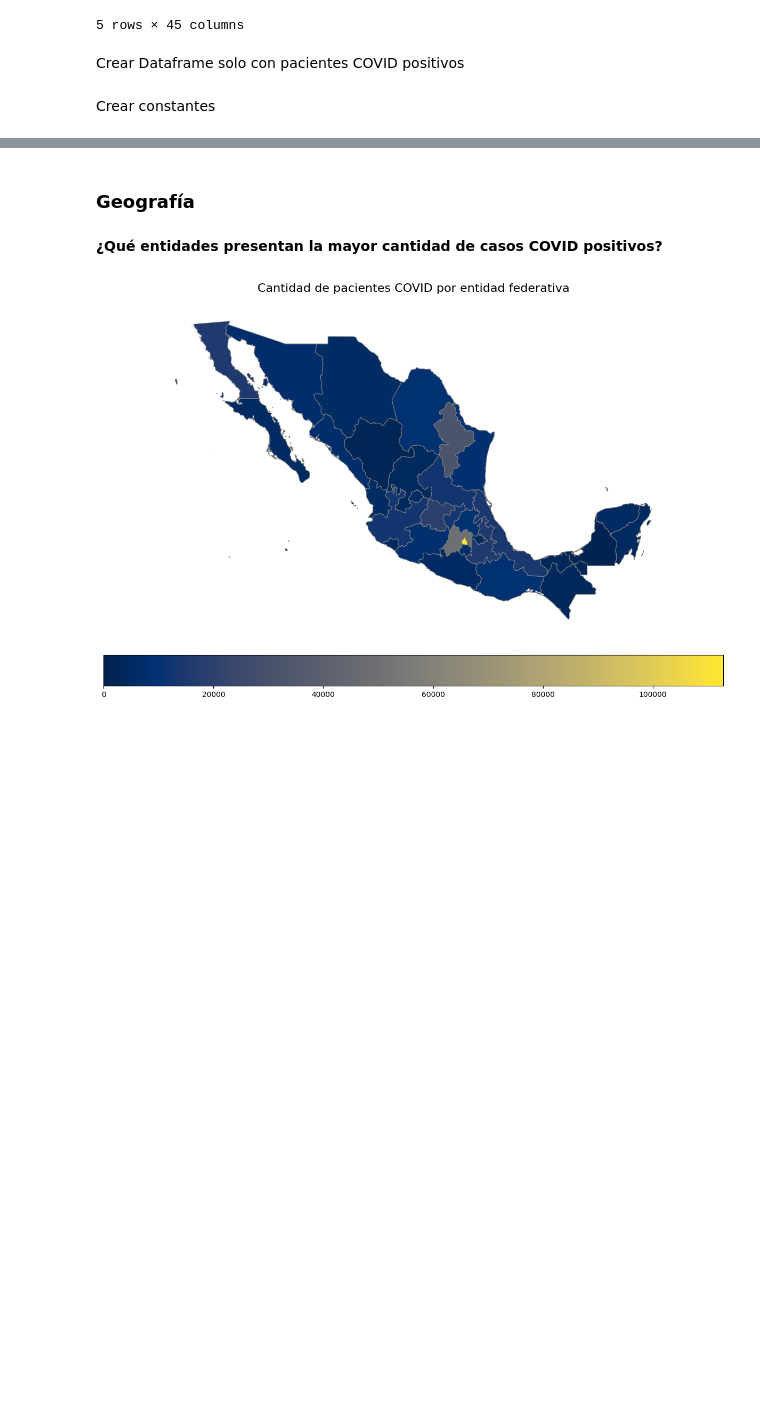
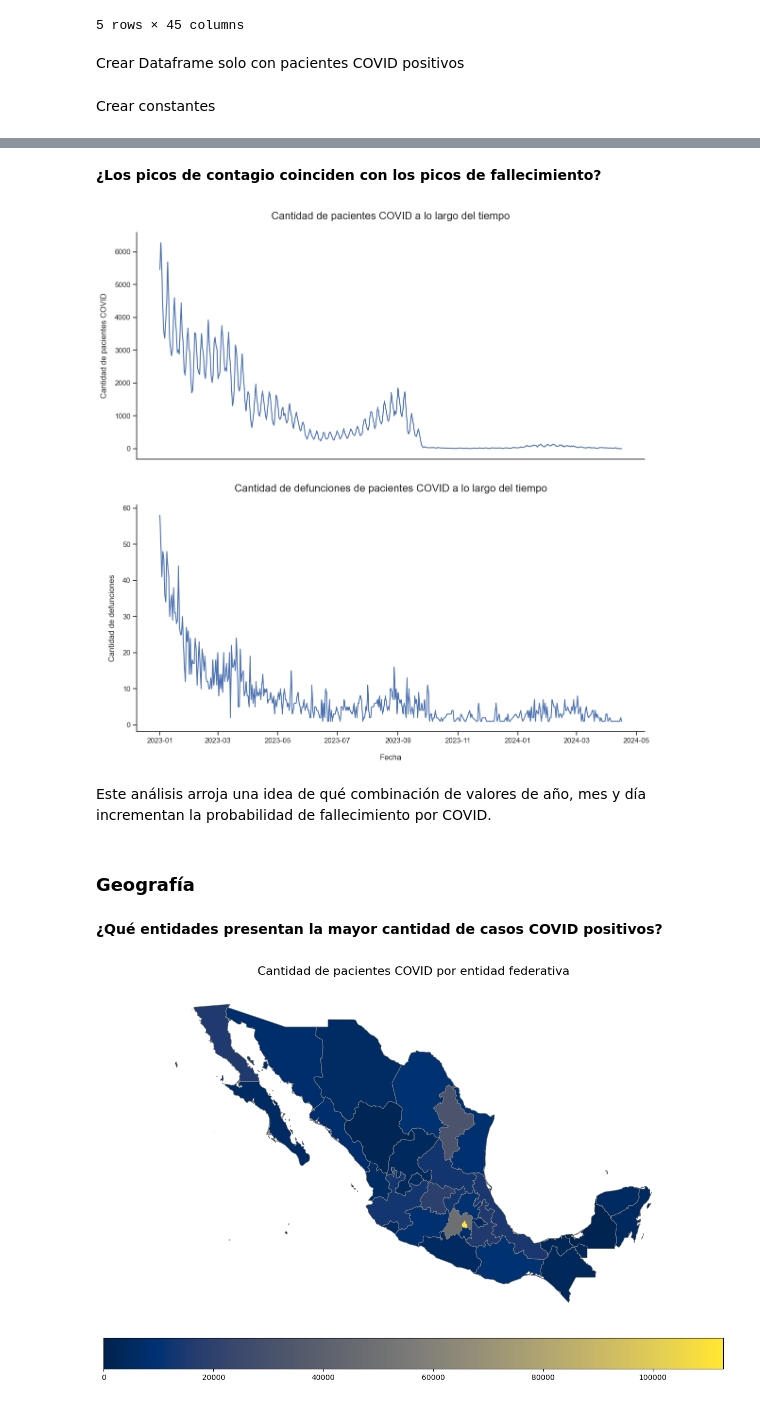
Before and after one commit to VesnaPivac/ML_COVID19-Mexico, a Jupyter notebook: src/visualization/eda.ipynb, the cells around one changed output, grey strips where cells are left out. Saved outputs shown, nothing was run; the diff lists cells and outputs as text; code cells hidden in the pictures; blank space fills up the shorter version.

```diff
--- a/src/visualization/eda.ipynb
+++ b/src/visualization/eda.ipynb
@@ -64,3 +103,58 @@ ENTIDADES = {
+# %% [markdown]
+**¿Los picos de contagio coinciden con los picos de fallecimiento?**
+# %%
+# Filtrar los datos para obtener solo los pacientes fallecidos
+df_fallecidos = df_time[df_time['DEFUNCION'] == 1]
+
+# Agrupar por la fecha y contar las ocurrencias de pacientes fallecidos
+df_fallecidos_counts = df_fallecidos.groupby('FECHA_SINTOMAS').size().reset_index(name='count')
+
+# Configurar el estilo de seaborn
+sns.set(style="white")
+
+# Crear la figura con dos subgráficas, una arriba de otra
+fig, (ax1, ax2) = plt.subplots(2, 1, figsize=(12, 12))
+
+# Graficar la cantidad de pacientes diagnosticados con COVID en la subgráfica superior
+sns.lineplot(data=df_covid_counts, x='FECHA_SINTOMAS', y='count', marker='', ax=ax1)
+ax1.set_title('Cantidad de pacientes COVID a lo largo del tiempo', fontsize=16, pad=20)
+ax1.set_xlabel(' ', labelpad=15)
+ax1.set_ylabel('Cantidad de pacientes COVID', labelpad=10)
+
+# Desactivar las marcas en el eje x de la subgráfica superior
+ax1.tick_params(axis='x', which='both', bottom=False, top=False, labelbottom=False)
+# Desactivar las marcas en el eje y de la subgráfica superior
+ax1.tick_params(axis='y', which='both', left=True)
+
+# Mantener solo el borde izquierdo y inferior de la subgráfica superior
+ax1.spines['left'].set_visible(True)
+ax1.spines['bottom'].set_visible(True)
+ax1.spines['top'].set_visible(False)
+ax1.spines['right'].set_visible(False)
+
+# Graficar la cantidad de pacientes con COVID que fallecieron en la subgráfica inferior
+sns.lineplot(data=df_fallecidos_counts, x='FECHA_SINTOMAS', y='count', marker='', ax=ax2)
+ax2.set_title('Cantidad de defunciones de pacientes COVID a lo largo del tiempo', fontsize=16, pad=20)
+ax2.set_xlabel('Fecha', labelpad=15)
+ax2.set_ylabel('Cantidad de defunciones', labelpad=10)
+
+# Desactivar las marcas en el eje x de la subgráfica inferior
+ax2.tick_params(axis='x', which='both', bottom=True, top=False, labelbottom=True)
+# Desactivar las marcas en el eje y de la subgráfica inferior
+ax2.tick_params(axis='y', which='both', left=True)
+
+# Mantener solo el borde izquierdo y inferior de la subgráfica inferior
+ax2.spines['left'].set_visible(True)
+ax2.spines['bottom'].set_visible(True)
+ax2.spines['top'].set_visible(False)
+ax2.spines['right'].set_visible(False)
+
+plt.tight_layout()
+plt.show()
+# %% [output]
+[figure, added]
+# %% [markdown]
+Este análisis arroja una idea de qué combinación de valores de año, mes y día incrementan la probabilidad de fallecimiento por COVID.
 # %% [markdown]
 ### Geografía
 # %% [markdown]
```
Also changed, not shown: parts of 3 cells of this notebook.
